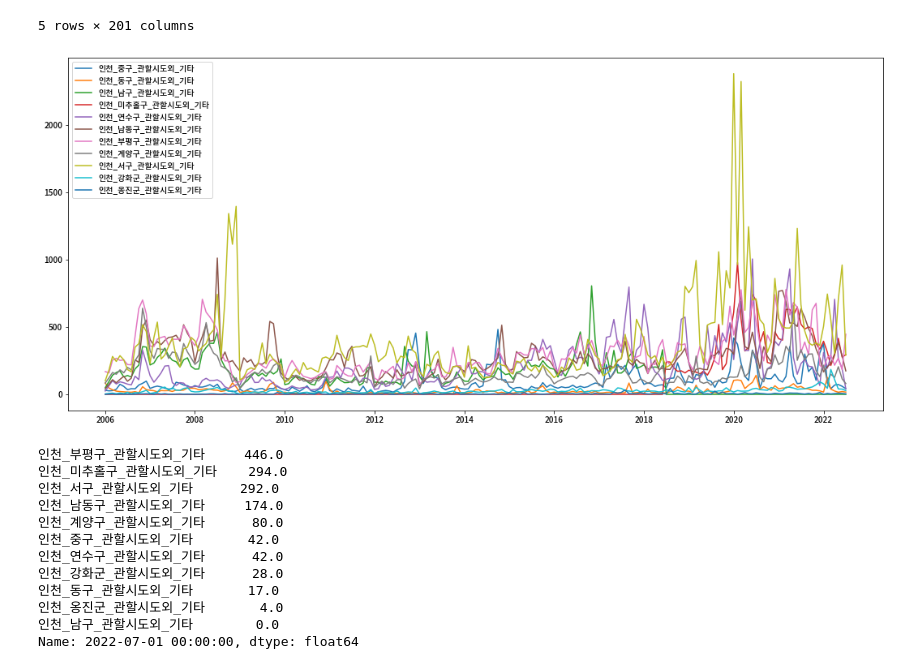
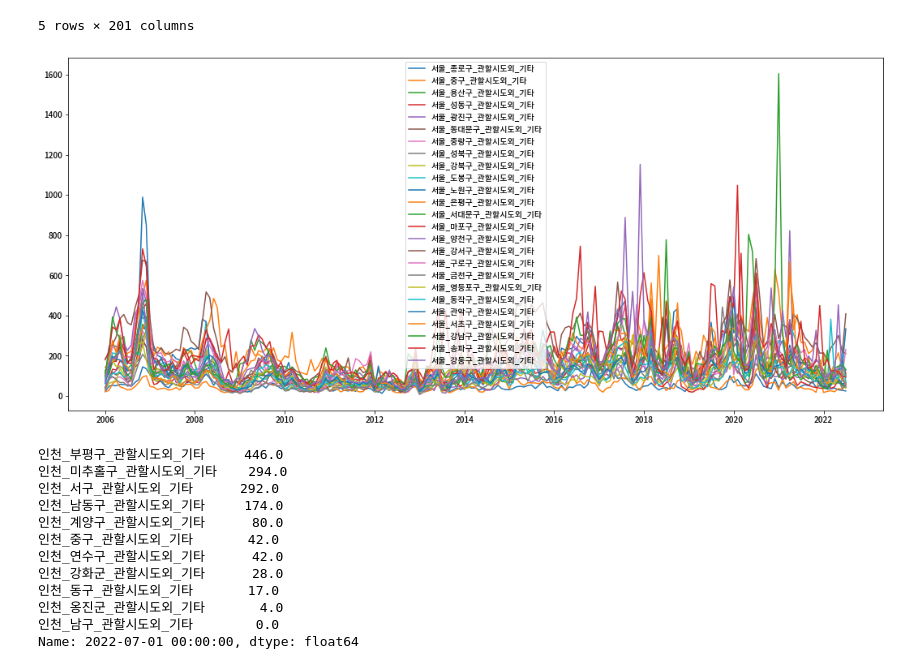
Before and after one commit to yeonghun00/real-estate, a Jupyter notebook: traded.ipynb, the cells around one changed output. Cells and saved outputs as stored; diff of their text form; code cells hidden in the pictures.

```diff
--- a/traded.ipynb
+++ b/traded.ipynb
@@ -83,17 +83,17 @@ def get_data(loc=['전국'], buyer=['합계']):
 # %%
 import matplotlib.pyplot as plt
 
-city = '인천'
+city = '서울'
 loc = set(df[df['지역'].str.contains(city)]['지역'])
 loc.remove(city)
 data = get_data(loc, ['관할시도외_기타'])
 
 plt.figure(figsize=(18,8))
 plt.plot(data)
 plt.legend(data)
 plt.show()
 # %% [output]
-[figure, old version]
+[figure, new version]
 # %%
 data.iloc[-1].sort_values(ascending=False)
 # %% [output]
```
Also changed, not shown: parts of 1 cell of this notebook.
